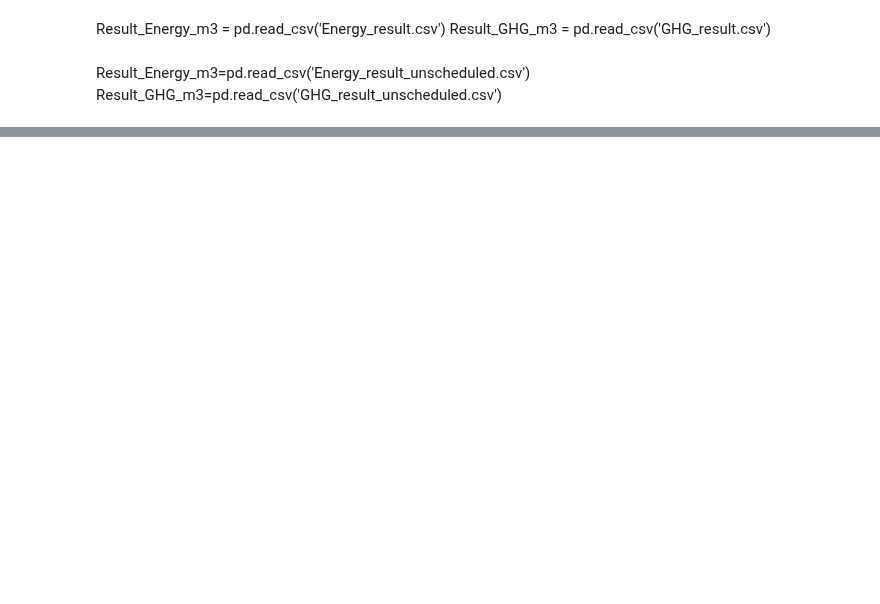
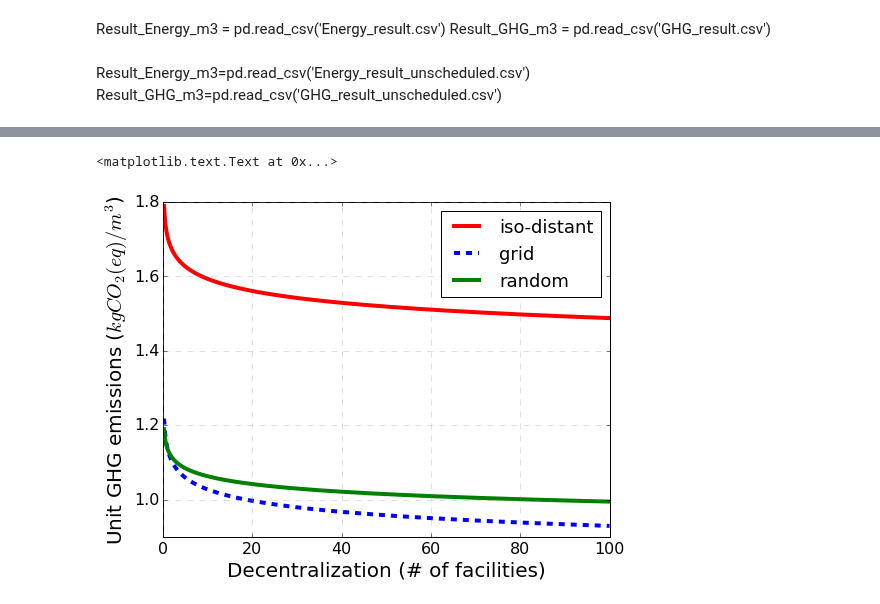
Before and after one commit to okavvada/Urine-Project, a Jupyter notebook: Run_LCA_model.ipynb, the cells around one changed output, grey strips where cells are left out. Saved outputs shown, nothing was run; the diff lists cells and outputs as text; code cells hidden in the pictures; blank space fills up the shorter version.

```diff
--- a/Run_LCA_model.ipynb
+++ b/Run_LCA_model.ipynb
@@ -235,10 +269,13 @@ plt.xlabel('Decentralization (# of facilities)', fontsize = 20)
 # %%
 fig, ax = plt.subplots(nrows=1, ncols=1 ,figsize=(8, 6))
 f = pl_optimal_GHG.plot( x='x', y='iso-distant',fontsize=16, c='r', ax=ax, linewidth=4)
 g = pl_grid_GHG.plot( x='x', y='grid',fontsize=16, c='b',linestyle='--', ax=ax, linewidth=4)
 h = pl_random_GHG.plot( x='x', y='random',fontsize=16, c='g', ax=ax, linewidth=4)
 h.legend(fontsize=18)
-plt.ylim(1.35, 2)
+#plt.ylim(1.35, 2)
 plt.grid(which='major', color='grey', linestyle='--', alpha = 0.5)
 plt.ylabel('Unit GHG emissions ($kgCO_2(eq)/m^3$)',fontsize=20)
 plt.xlabel('Decentralization (# of facilities)', fontsize = 20)
+# %% [output]
+<matplotlib.text.Text at 0x...>
+[figure, added]
```
Also changed, not shown: parts of 8 cells of this notebook, 4 other files.
